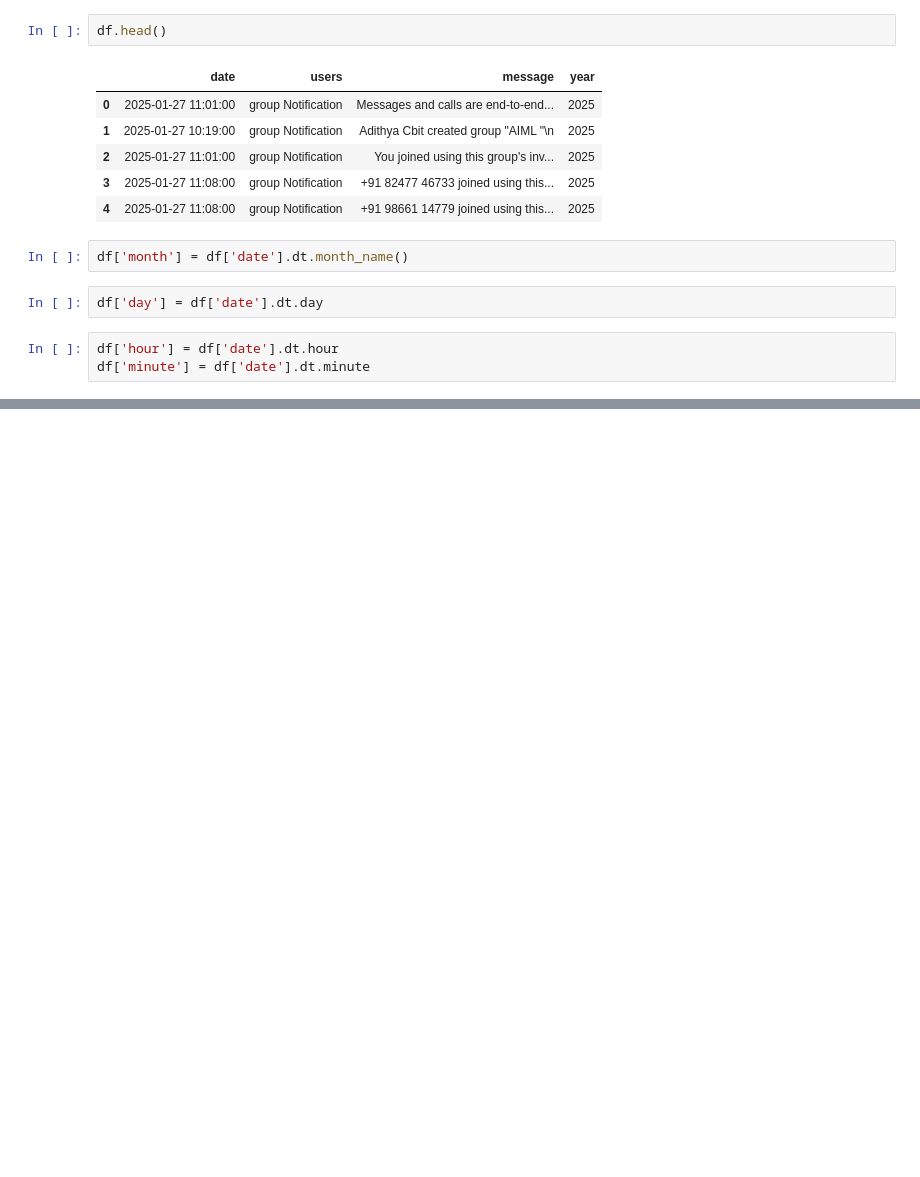
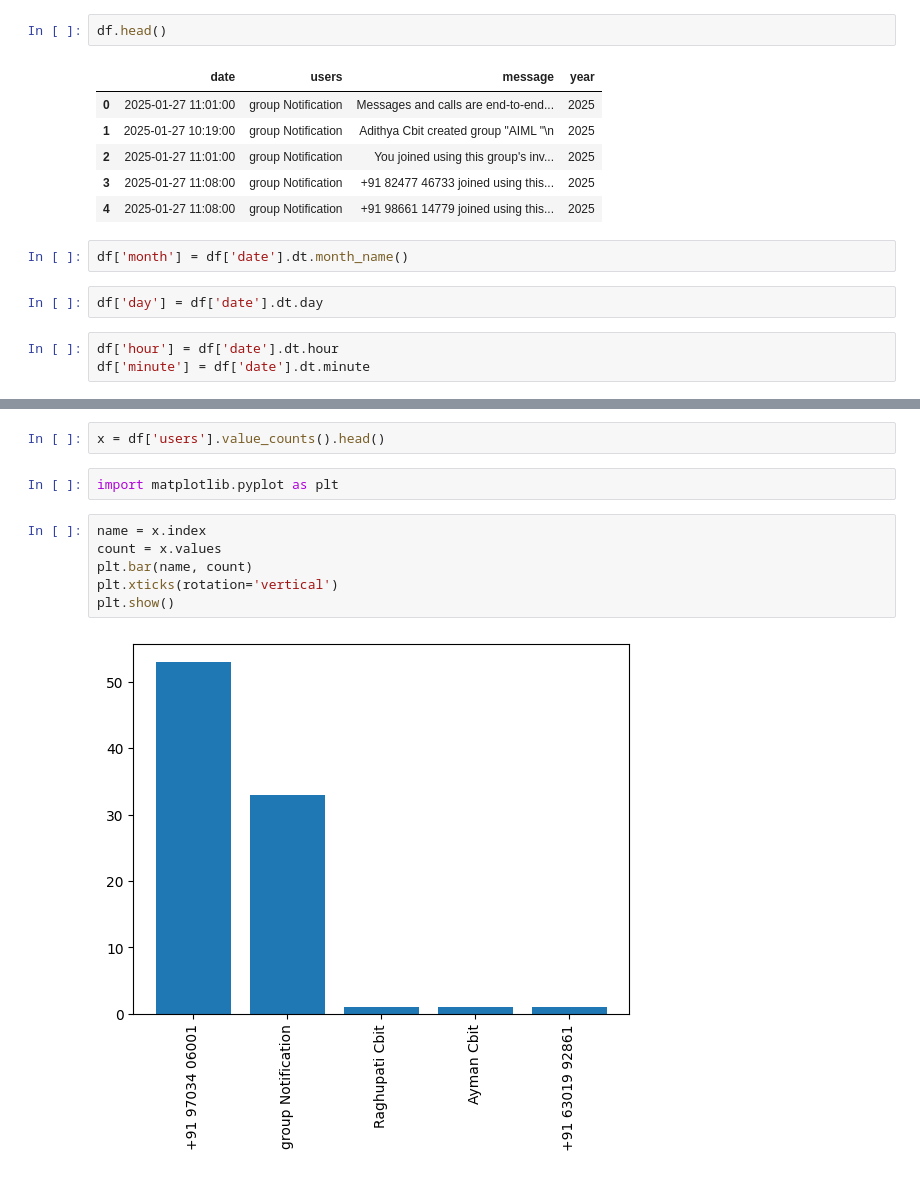
Before and after one commit to mrranger939/whatsappChatAnalyzer, a Jupyter notebook: wtpChatAnalysis.ipynb, the cells around one changed output, grey strips where cells are left out. Cells and saved outputs as stored; diff of their text form; blank space fills up the shorter version.

```diff
--- a/wtpChatAnalysis.ipynb
+++ b/wtpChatAnalysis.ipynb
@@ -194,0 +195,12 @@ df.sample(7)
+# %%
+x = df['users'].value_counts().head()
+# %%
+import matplotlib.pyplot as plt
+# %%
+name = x.index
+count = x.values
+plt.bar(name, count)
+plt.xticks(rotation='vertical')
+plt.show()
+# %% [output]
+[figure, added]
```
Also changed, not shown: parts of 4 cells of this notebook, 2 other files.
